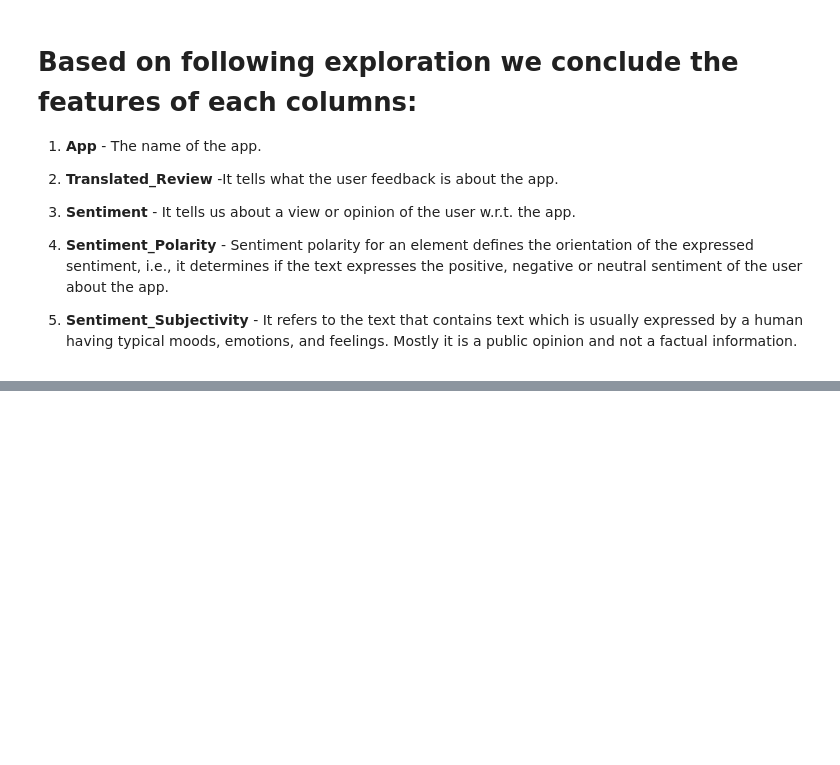
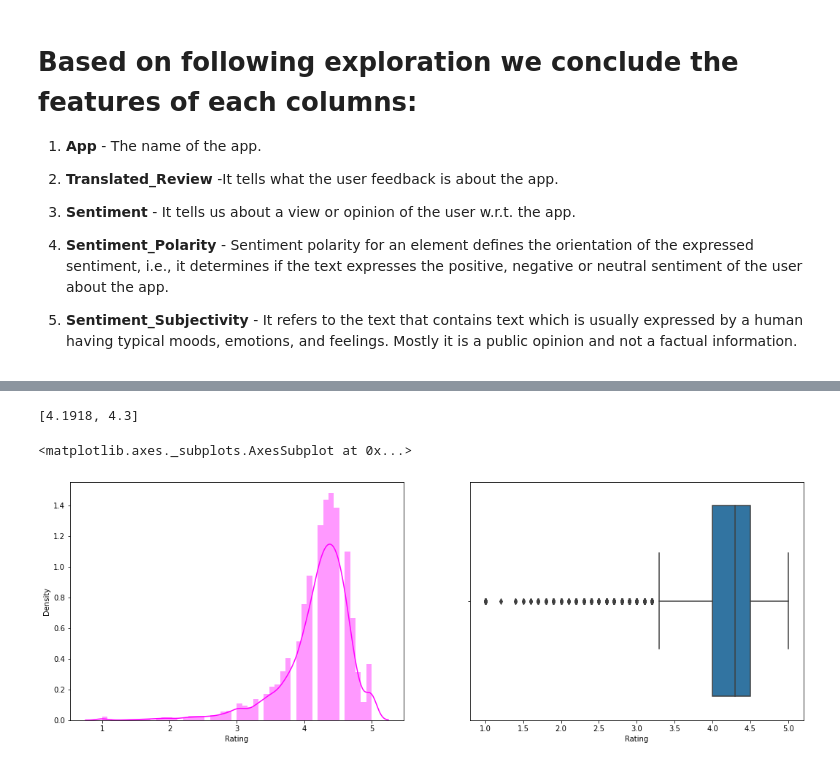
Before and after one commit to Faraz-Khan02/Play-Store-App-Review-Analysis, a Jupyter notebook: Play_Store_App_Review_Analysis_Capstone_Project.ipynb, the cells around one changed output, grey strips where cells are left out. Drawn from its saved outputs; the diff is of its cells as text; code cells hidden in the pictures; blank space fills up the shorter version.

```diff
--- a/Play_Store_App_Review_Analysis_Capstone_Project.ipynb
+++ b/Play_Store_App_Review_Analysis_Capstone_Project.ipynb
@@ -160,0 +330,5 @@ The columns of User reviews dataframe are:
+# %%
+# dropping rows corresponding to the values which contains NaN in the 'Android Ver' column.
+ps_df=ps_df[ps_df['Android Ver'].notna()]
+# Shape of the updated dataframe
+ps_df.shape
@@ -160,0 +340,5 @@ The columns of User reviews dataframe are:
+# %%
+# dropping rows corresponding to the values which contain NaN in the column 'Current Ver'.
+ps_df=ps_df[ps_df["Current Ver"].notna()]
+# Shape of the updated dataframe
+ps_df.shape
@@ -160,0 +350,5 @@ The columns of User reviews dataframe are:
+# %%
+# dropping rows corresponding to the values which contain NaN in the column 'Type'.
+ps_df=ps_df[ps_df["Type"].notna()]
+# Shape of the updated dataframe
+ps_df.shape
@@ -160,0 +361,17 @@ The columns of User reviews dataframe are:
+# %%
+# Finding mean and median in the Rating column excluding the NaN values.
+
+mean_rating = round(ps_df[~ps_df['Rating'].isnull()]['Rating'].mean(),4)
+
+median_rating = ps_df[~ps_df['Rating'].isnull()]['Rating'].median()
+
+[mean_rating , median_rating]
+# %% [output]
+[4.1918, 4.3]
+# %%
+fig, ax = plt.subplots(1,2, figsize=(18,6))
+sns.distplot(ps_df['Rating'],color='magenta',ax=ax[0])
+sns.boxplot(x='Rating',data=ps_df, ax=ax[1])
+# %% [output]
+<matplotlib.axes._subplots.AxesSubplot at 0x...>
+[figure, added]
```
Also changed, not shown: parts of 40 cells of this notebook.
